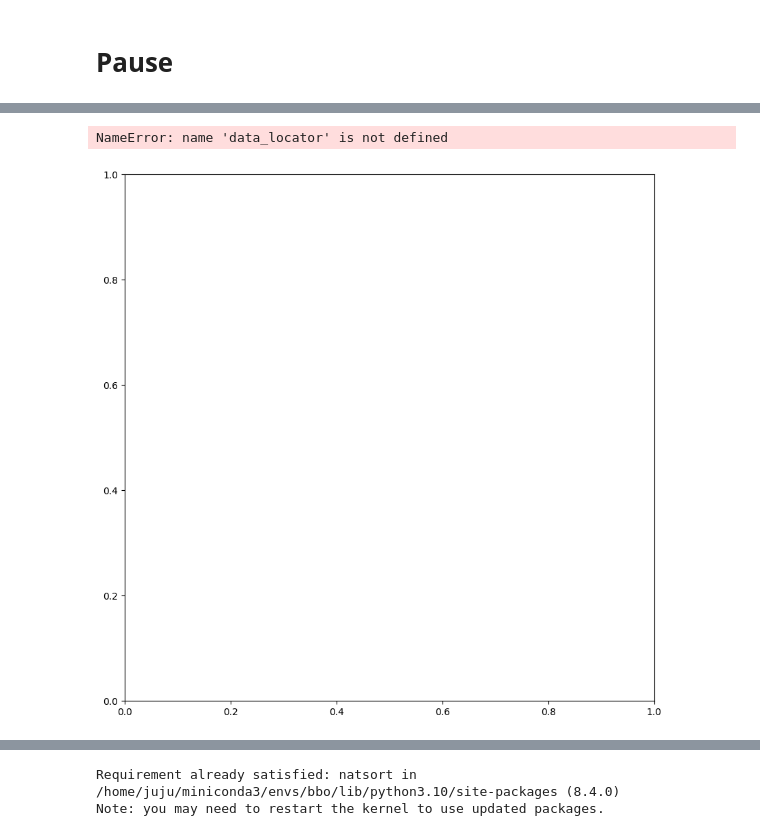
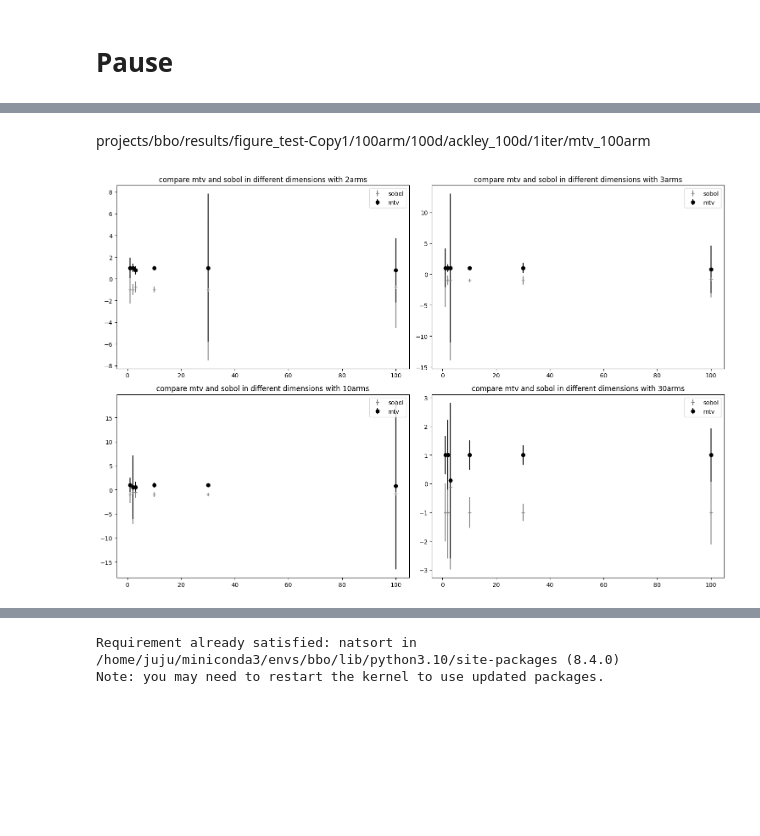
Before and after one commit to yubo-research/yubo, a Jupyter notebook: Untitled.ipynb, the cells around one changed output, grey strips where cells are left out. Saved outputs shown, nothing was run; the diff lists cells and outputs as text; code cells hidden in the pictures; blank space fills up the shorter version.

```diff
--- a/Untitled.ipynb
+++ b/Untitled.ipynb
@@ -40,5 +195,29 @@ def data_locator(exp_tag, problem_name, optimizer_name):
+# %% [markdown]
+projects/bbo/results/figure_test-Copy1/100arm/100d/ackley_100d/1iter/mtv_100arm
 # %%
-def plot_perf(ax, exp_name, optimizers, num_arms, num_dim, i_agg=-1):
-    ap.plot_agg_all(ax, data_locator, exp_name, optimizers=optimizers, sort=True, i_agg=i_agg)
-    ax.set_title(f"num_arms = {num_arms}  num_dim = {num_dim}")
-    ax.set_ylabel("$y_{max}$\n(normalized)")
+def data_locator(exp_tag, problem_name, optimizer_name,num_arms, num_dim):
+    return f"/home/juju/projects/bbo/results/{exp_tag}/{num_arms}arm/{num_dim}d/{problem_name}/1iter/{optimizer_name}"
+def get_perf(mu_sobol, mu_mtv, sg_sobol, sg_mtv, exp_name, optimizers, num_arms, num_dim, i_agg=-1):
+    mu, sg = ap.plot_agg_dim_all(data_locator, exp_name, num_arms, num_dim, optimizers=optimizers, sort=True, i_agg=i_agg)
+    mu_mtv.append(mu[0])
+    mu_sobol.append(mu[1])
+    sg_mtv.append(sg[0])
+    sg_sobol.append(sg[1])
+    return mu_sobol, mu_mtv, sg_sobol, sg_mtv
+
+def get_compare(exp_name, num_arms, num_dim, i_agg=-1):
+    optimizers = [
+        f"sobol_{num_arms}arm",
+        f'mtv_{num_arms}arm',
+    ]
+    mu_sobol =[]
+    mu_mtv = []
+    sg_sobol=[]
+    sg_mtv = []
+    for i in range(len(num_dim)):
+        mu_sobol, mu_mtv, sg_sobol, sg_mtv=get_perf(mu_sobol, mu_mtv, sg_sobol, sg_mtv, exp_name, optimizers, num_arms, num_dim[i], i_agg)
+    plt.errorbar(num_dims, mu_sobol, sg_sobol, fmt='+', label='sobol', linestyle='None', color = 'grey')
+    plt.errorbar(num_dims, mu_mtv, sg_mtv, fmt='o', label='mtv', linestyle='None', color = 'black')
+    plt.title(f"compare mtv and sobol in different dimensions with {num_arms}arms")
+    plt.legend()
+    return mu_sobol, mu_mtv, sg_sobol, sg_mtv
@@ -52,7 +224,17 @@ def plot_compare(ax, exp_name, num_arms, num_dim, i_agg=-1):
-# %%
-i_agg = -1
-axs = ap.subplots(1, 1, figsize=10)
-plot_compare(axs, "figure_test", num_arms=4, num_dim=1, i_agg=i_agg)
-# %% [output]
-NameError: name 'data_locator' is not defined
-[figure, removed]
+# %%
+num_rows = 2
+num_cols = 2
+fig, axs = plt.subplots(num_rows, num_cols, figsize=(15, 10))
+num_dims = [1,2,3,10,30,100]
+num_arms=[2,3,10,30]
+count = 0
+for i in range(num_rows):
+    for j in range(num_cols):
+        plt.sca(axs[i,j])
+        get_compare("figure_test", num_arms=num_arms[count], num_dim=num_dims, i_agg=-1)
+        count+=1
+plt.tight_layout()
+plt.savefig("figures/mtv_sobol_dim.png")
+plt.show()
+# %% [output]
+[figure, added]
```
Also changed, not shown: parts of 18 cells of this notebook.
